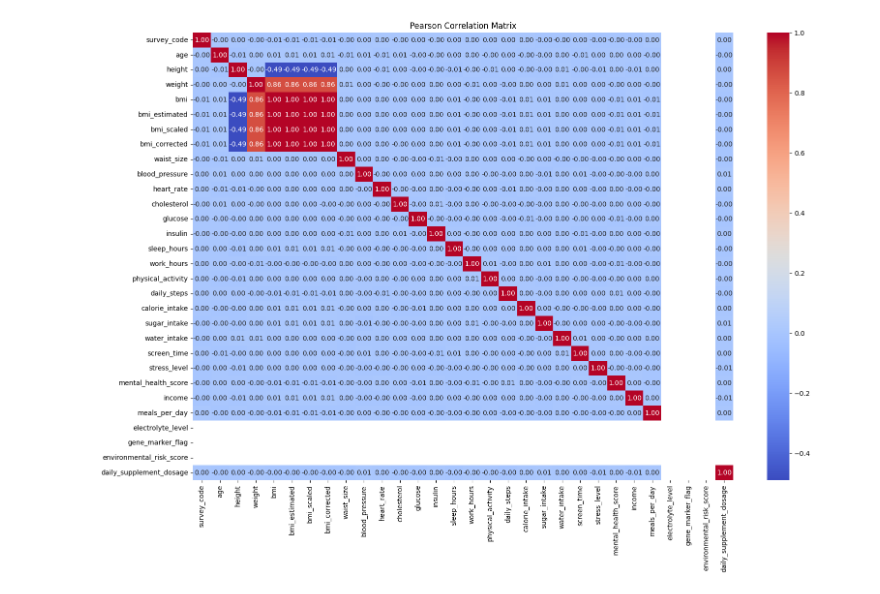
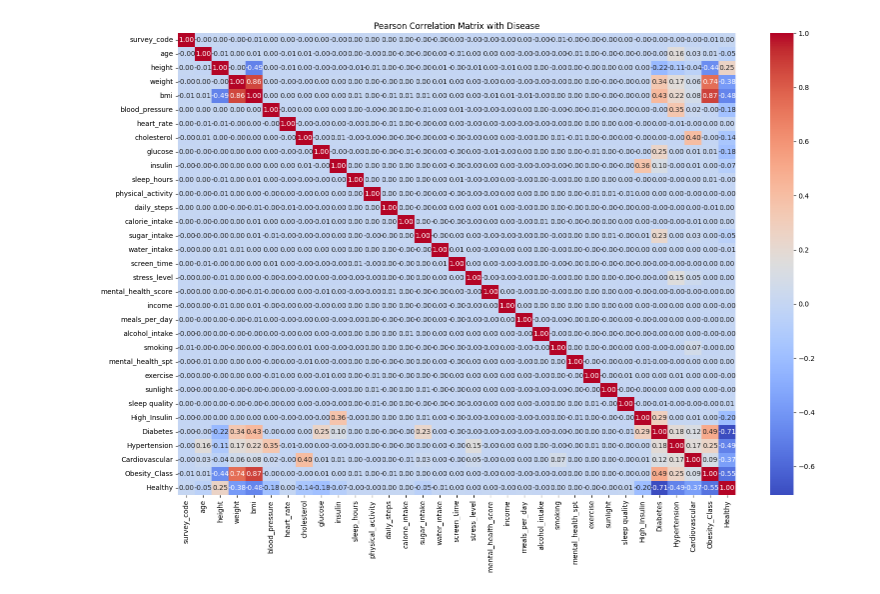
Before and after one commit to Payel1018/m25ai1018_mtp2, a Jupyter notebook: Pearson Corel.ipynb, the cells around one changed output. Cells and saved outputs as stored; diff of their text form; code cells hidden in the pictures.

```diff
--- a/Pearson Corel.ipynb
+++ b/Pearson Corel.ipynb
@@ -1,22 +1,22 @@
 # %%
 import pandas as pd
 import seaborn as sns
 import matplotlib.pyplot as plt
 
 # Load dataset
-df = pd.read_csv("Master dataset.csv")
+df = pd.read_csv("Master_dataset_with_labels.csv")
 
 # Select only numeric columns
 numeric_df = df.select_dtypes(include=['int64','float64'])
 
 # Compute Pearson correlation
 corr_matrix = numeric_df.corr(method='pearson')
 
 # Plot heatmap
 plt.figure(figsize=(18,12))
 sns.heatmap(corr_matrix, annot=True, cmap='coolwarm', fmt=".2f")
 
-plt.title("Pearson Correlation Matrix")
+plt.title("Pearson Correlation Matrix with Disease")
 plt.show()
 # %% [output]
-[figure, old version]
+[figure, new version]
```
Also changed, not shown: 3 other files.
